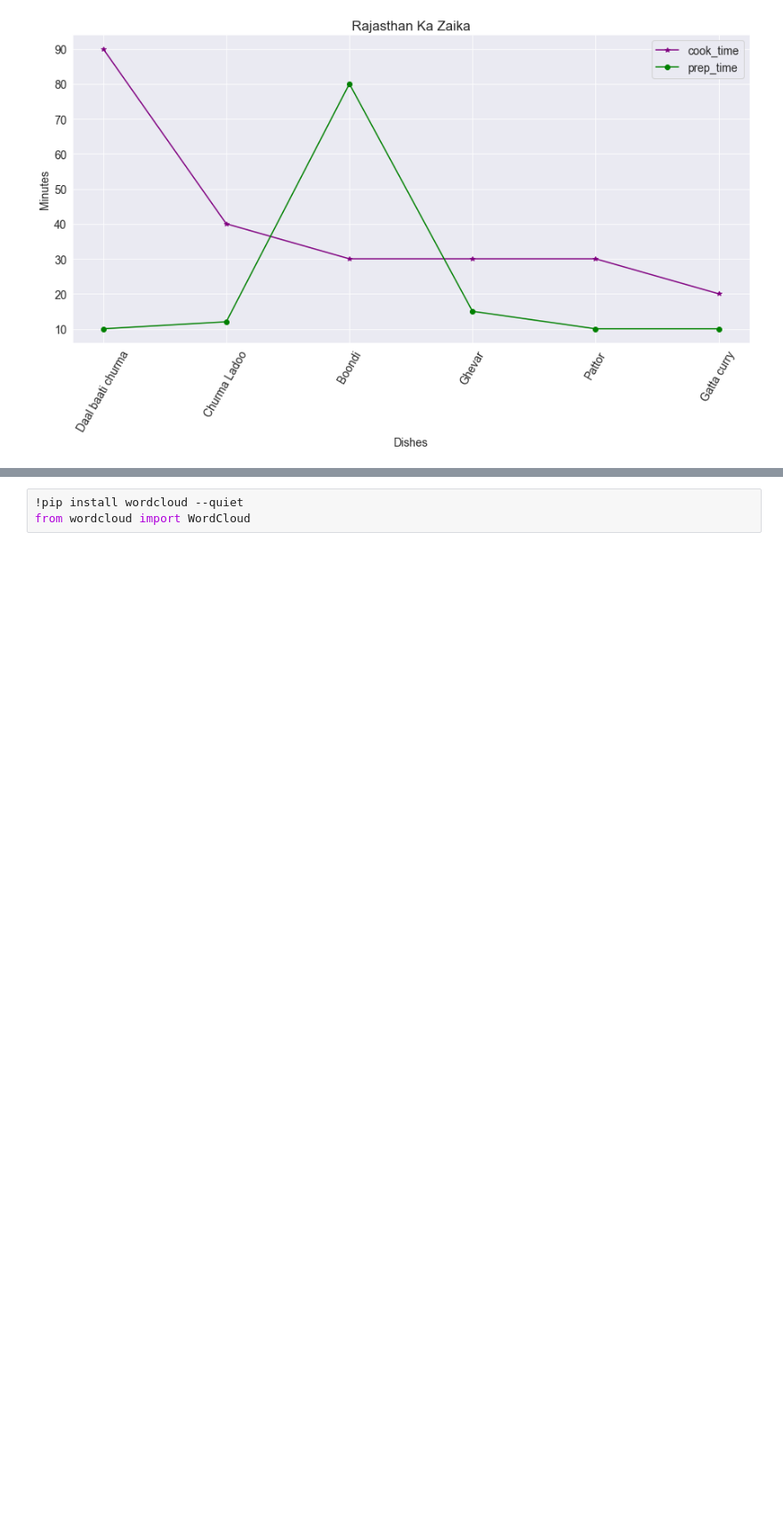
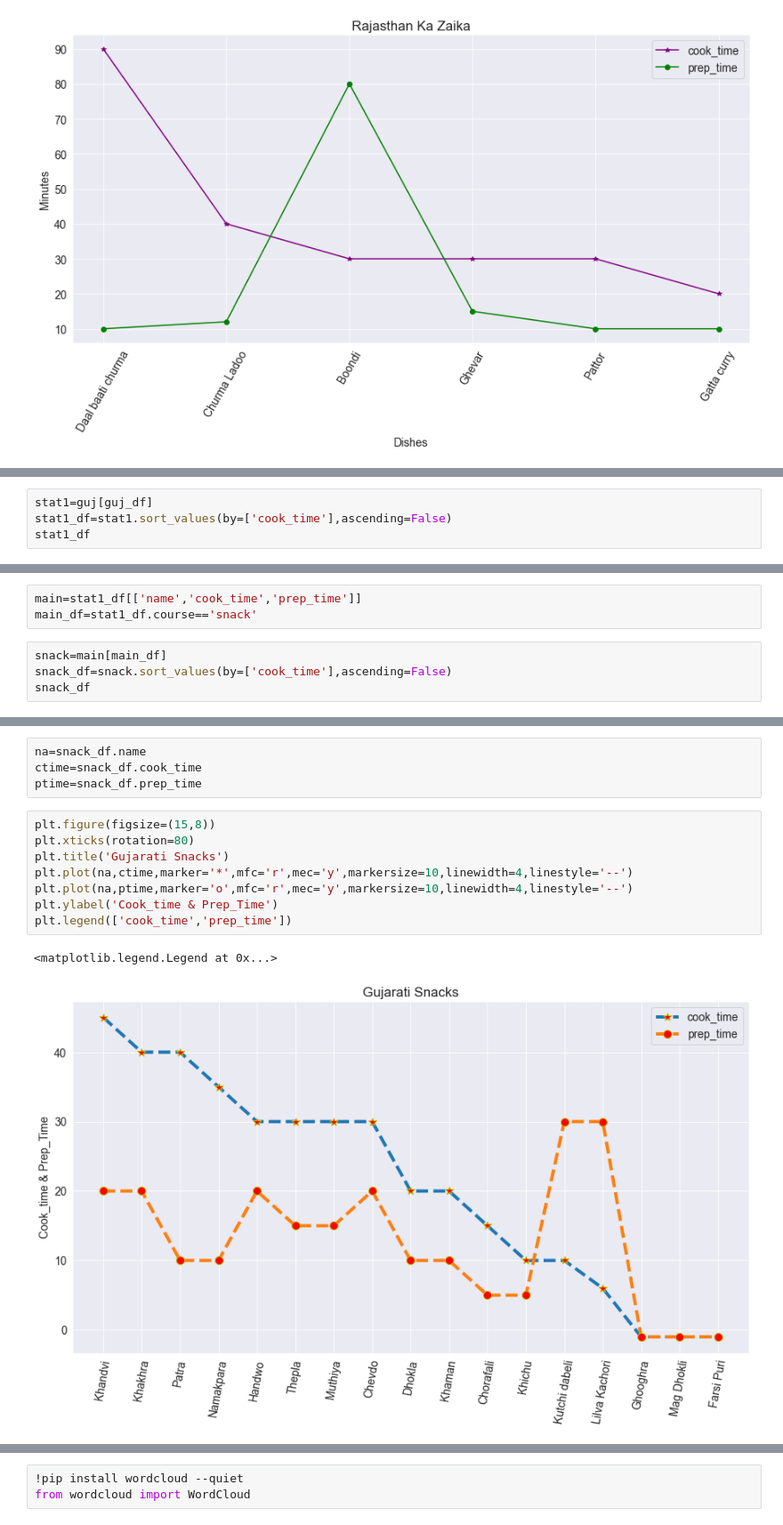
Before and after one commit to Arpan-tech-create/Exploratory_Data_Analysis, a Jupyter notebook: FOOD.ipynb, the cells around one changed output, grey strips where cells are left out. Shown at 89% size. Cells and saved outputs as stored; diff of their text form; blank space fills up the shorter version.

```diff
--- a/FOOD.ipynb
+++ b/FOOD.ipynb
@@ -287,0 +308,4 @@ plt.legend(['cook_time','prep_time'])
+# %%
+stat1=guj[guj_df]
+stat1_df=stat1.sort_values(by=['cook_time'],ascending=False)
+stat1_df
@@ -287,0 +339,7 @@ plt.legend(['cook_time','prep_time'])
+# %%
+main=stat1_df[['name','cook_time','prep_time']]
+main_df=stat1_df.course=='snack'
+# %%
+snack=main[main_df]
+snack_df=snack.sort_values(by=['cook_time'],ascending=False)
+snack_df
@@ -287,0 +365,15 @@ plt.legend(['cook_time','prep_time'])
+# %%
+na=snack_df.name
+ctime=snack_df.cook_time
+ptime=snack_df.prep_time
+# %%
+plt.figure(figsize=(15,8))
+plt.xticks(rotation=80)
+plt.title('Gujarati Snacks')
+plt.plot(na,ctime,marker='*',mfc='r',mec='y',markersize=10,linewidth=4,linestyle='--')
+plt.plot(na,ptime,marker='o',mfc='r',mec='y',markersize=10,linewidth=4,linestyle='--')
+plt.ylabel('Cook_time & Prep_Time')
+plt.legend(['cook_time','prep_time'])
+# %% [output]
+<matplotlib.legend.Legend at 0x...>
+[figure, added]
```
Also changed, not shown: parts of 10 cells of this notebook, 1 other file.
